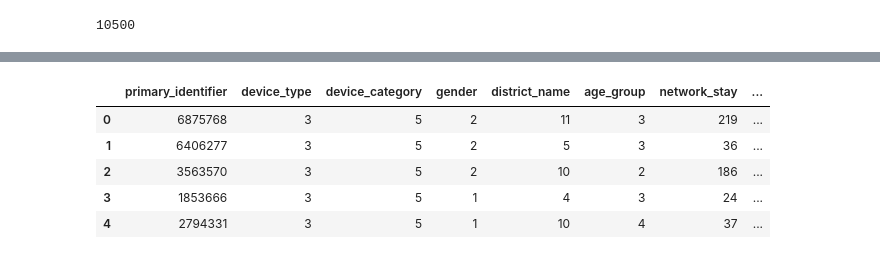
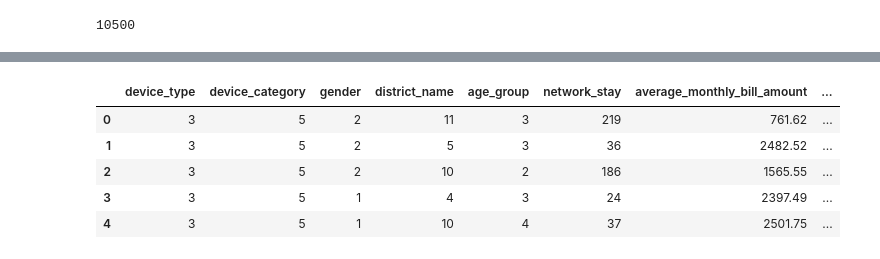
Before and after one commit to lahirukavinda/Telecommunications-Rental-Predictor, a Jupyter notebook: ADLHackothon.ipynb, the cells around one changed output, grey strips where cells are left out. Cells and saved outputs as stored; diff of their text form; code cells hidden in the pictures.

```diff
--- a/ADLHackothon.ipynb
+++ b/ADLHackothon.ipynb
@@ -45,23 +48,39 @@ Name: next_month_plan, dtype: object
-# %%
-from sklearn.preprocessing import LabelEncoder
-
-#y_n = LabelEncoder().fit_transform(y)
-y_n = y
-
-features = ["device_type", "device_category", "gender", "district_name", "age_group"]
-x["device_type"] = LabelEncoder().fit_transform(x["device_type"].astype(str))
-x["device_category"] = LabelEncoder().fit_transform(x["device_category"].astype(str))
-x["gender"] = LabelEncoder().fit_transform(x["gender"].astype(str))
-x["district_name"] = LabelEncoder().fit_transform(x["district_name"].astype(str))
-x["age_group"] = LabelEncoder().fit_transform(x["age_group"].astype(str))
-
-#x = x.apply(LabelEncoder().fit_transform)
-
-x.head()
-# %% [output]
-|  | primary_identifier | device_type | device_category | gender | district_name | age_group | network_stay | ... |
-| 0 | 6875768 | 3 | 5 | 2 | 11 | 3 | 219 | ... |
-| 1 | 6406277 | 3 | 5 | 2 | 5 | 3 | 36 | ... |
-| 2 | 3563570 | 3 | 5 | 2 | 10 | 2 | 186 | ... |
-| 3 | 1853666 | 3 | 5 | 1 | 4 | 3 | 24 | ... |
-| 4 | 2794331 | 3 | 5 | 1 | 10 | 4 | 37 | ... |
+# %%
+x = df.drop('next_month_plan', axis='columns')
+
+x = x.drop('primary_identifier', axis='columns')
+
+# x = x.drop('device_type', axis='columns')
+# x = x.drop('device_category', axis='columns')
+# x = x.drop('age_group', axis='columns')
+# x = x.drop('gender', axis='columns')
+# x = x.drop('district_name', axis='columns')
+
+le_device_type = LabelEncoder()
+le_device_category = LabelEncoder()
+le_age_group = LabelEncoder()
+le_gender = LabelEncoder()
+le_district_name = LabelEncoder()
+
+x["device_type"] = le_device_type.fit(df["device_type"].astype(str))
+x["device_category"] = le_device_category.fit(df["device_category"].astype(str))
+x["age_group"] = le_age_group.fit(df["age_group"].astype(str))
+x["gender"] = le_gender.fit(df["gender"].astype(str))
+x["district_name"] = le_district_name.fit(df["district_name"].astype(str))
+
+x["device_type"] = le_device_type.transform(df["device_type"].astype(str))
+x["device_category"] = le_device_category.transform(df["device_category"].astype(str))
+x["age_group"] = le_age_group.transform(df["age_group"].astype(str))
+x["gender"] = le_gender.transform(df["gender"].astype(str))
+x["district_name"] = le_district_name.transform(df["district_name"].astype(str))
+
+#x = x.apply(LabelEncoder().fit_transform)
+
+x.head()
+# %% [output]
+|  | device_type | device_category | gender | district_name | age_group | network_stay | average_monthly_bill_amount | ... |
+| 0 | 3 | 5 | 2 | 11 | 3 | 219 | 761.62 | ... |
+| 1 | 3 | 5 | 2 | 5 | 3 | 36 | 2482.52 | ... |
+| 2 | 3 | 5 | 2 | 10 | 2 | 186 | 1565.55 | ... |
+| 3 | 3 | 5 | 1 | 4 | 3 | 24 | 2397.49 | ... |
+| 4 | 3 | 5 | 1 | 10 | 4 | 37 | 2501.75 | ... |
```
Also changed, not shown: parts of 19 cells of this notebook.
